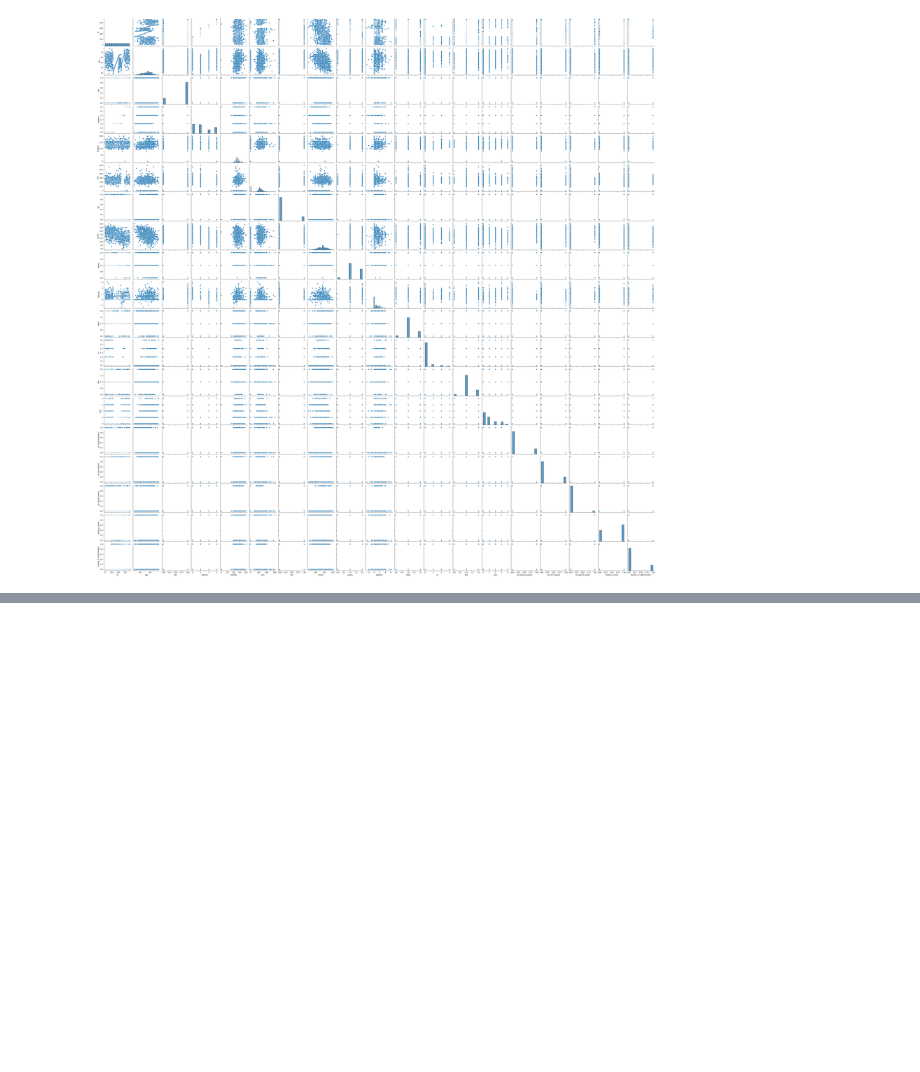
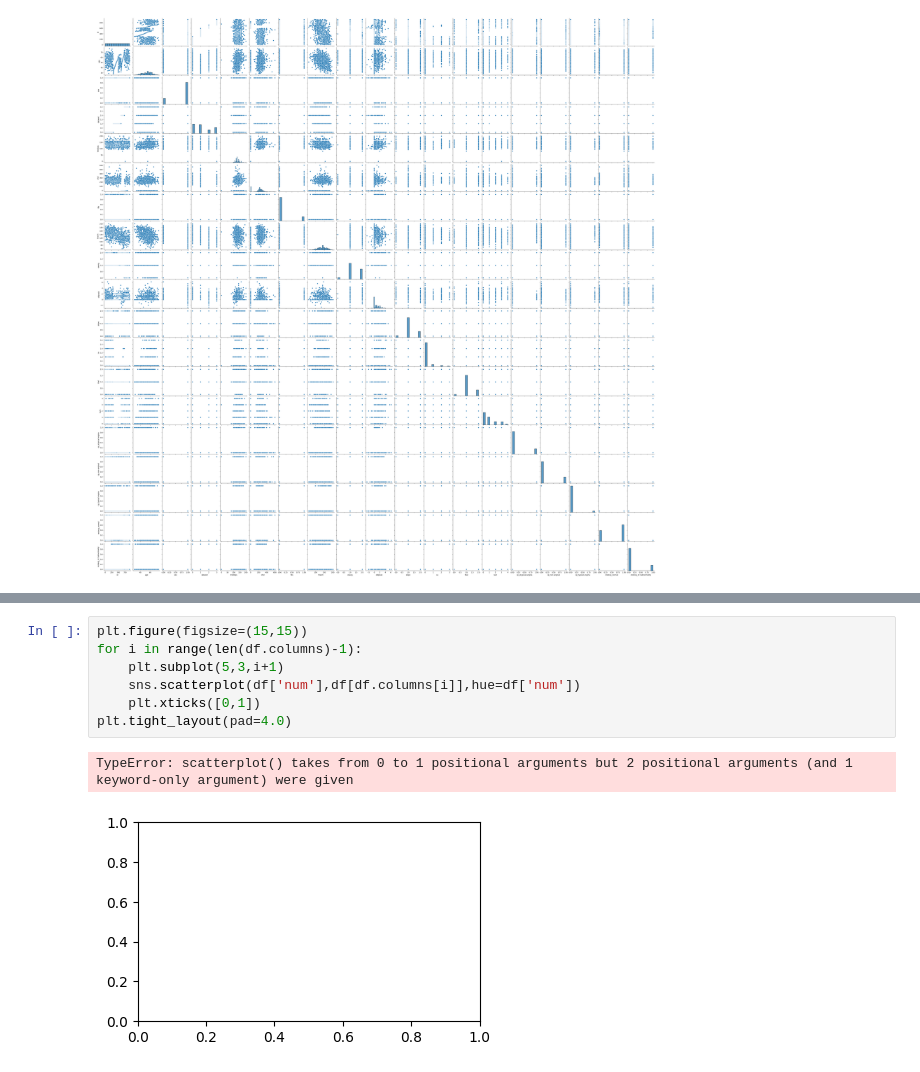
Before and after one commit to JoshOmondi/Heart_disease_DCI, a Jupyter notebook: Heart_Disease_UCI.ipynb, the cells around one changed output, grey strips where cells are left out. Drawn from its saved outputs; the diff is of its cells as text; blank space fills up the shorter version.

```diff
--- a/Heart_Disease_UCI.ipynb
+++ b/Heart_Disease_UCI.ipynb
@@ -271,0 +278,10 @@ sns.pairplot(df)
+# %%
+plt.figure(figsize=(15,15))
+for i in range(len(df.columns)-1):
+    plt.subplot(5,3,i+1)
+    sns.scatterplot(df['num'],df[df.columns[i]],hue=df['num'])
+    plt.xticks([0,1])
+plt.tight_layout(pad=4.0)
+# %% [output]
+TypeError: scatterplot() takes from 0 to 1 positional arguments but 2 positional arguments (and 1 keyword-only argument) were given
+[figure, added]
```
Also changed, not shown: parts of 1 cell of this notebook.
